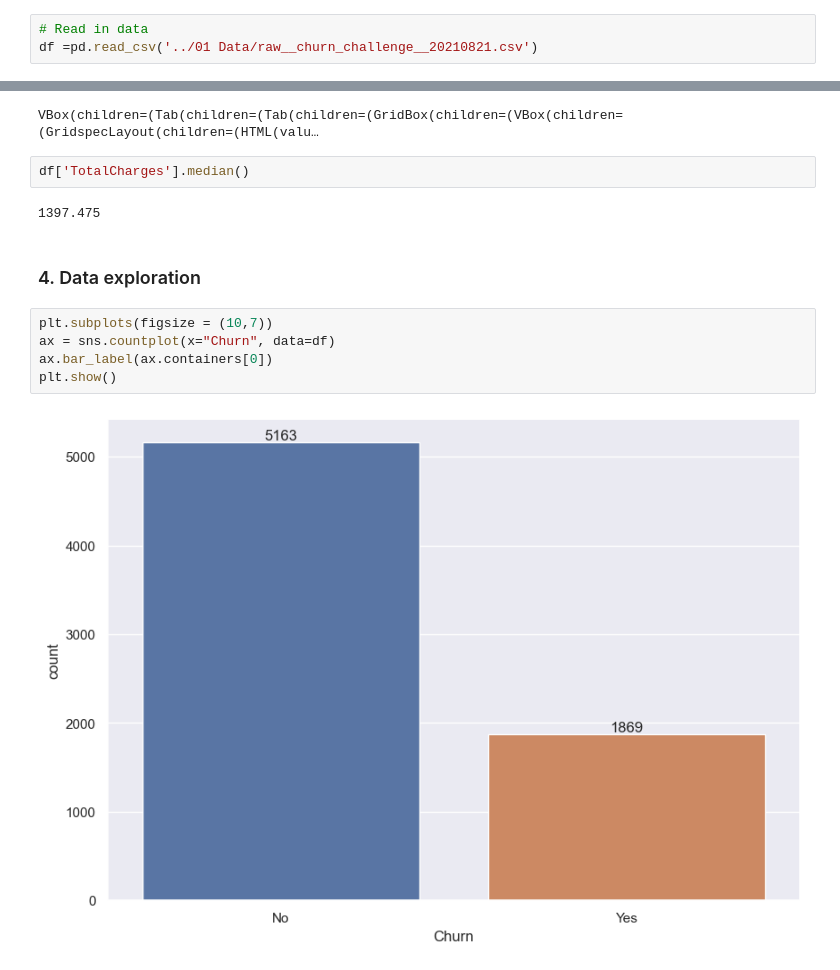
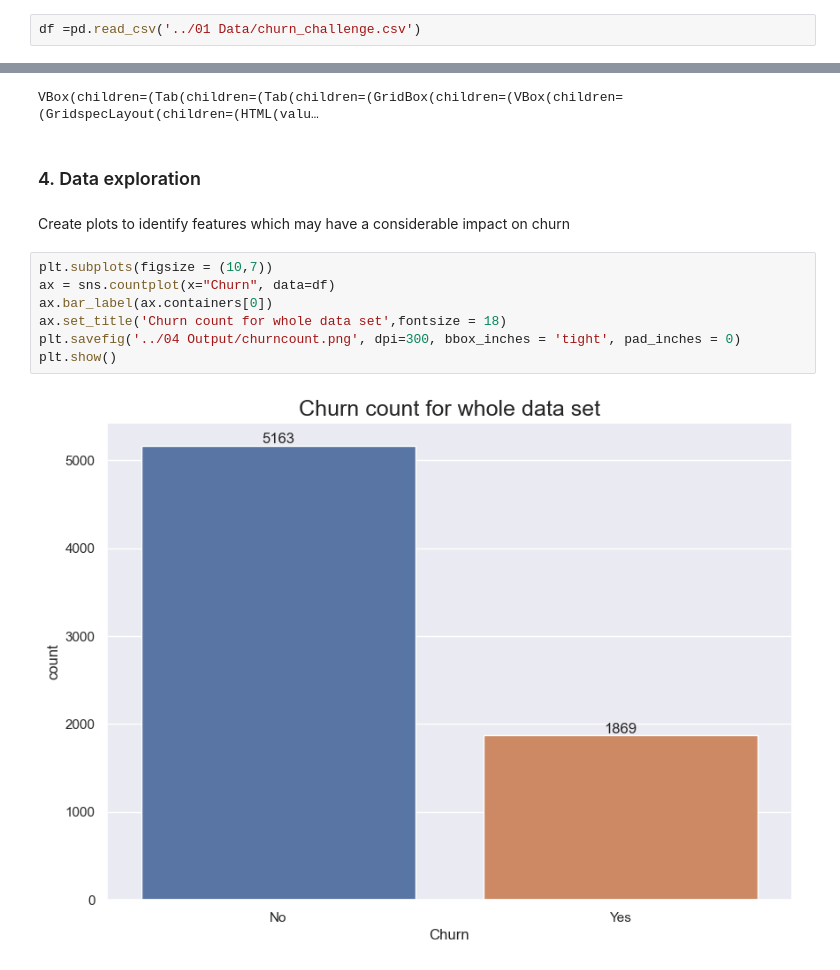
Before and after one commit to AshjWright88/Churn-Model, a Jupyter notebook: 02 Exploration/AW_Explore.ipynb, the cells around one changed output, grey strips where cells are left out. Saved outputs shown, nothing was run; the diff lists cells and outputs as text.

Commit message:
feature: save plots, add markdown

```diff
--- a/02 Exploration/AW_Explore.ipynb
+++ b/02 Exploration/AW_Explore.ipynb
@@ -33,6 +36,5 @@ from pandas_profiling import ProfileReport
 # %%
-# Read in data
-df =pd.read_csv('../01 Data/raw__churn_challenge__20210821.csv')
+df =pd.read_csv('../01 Data/churn_challenge.csv')
 # %%
 df.head()
 # %% [output]
@@ -220,19 +232,19 @@ profile = ProfileReport(df, title="Churn Profiling Report", explorative = True)
 profile.to_widgets()
 # %% [output]
 VBox(children=(Tab(children=(Tab(children=(GridBox(children=(VBox(children=(GridspecLayout(children=(HTML(valu…
-# %%
-df['TotalCharges'].median()
-# %% [output]
-1397.475
 # %% [markdown]
 ### 4. Data exploration <a class="anchor" id="Dataexploration"></a>
+# %% [markdown]
+Create plots to identify features which may have a considerable impact on churn
 # %%
 plt.subplots(figsize = (10,7))
 ax = sns.countplot(x="Churn", data=df)
 ax.bar_label(ax.containers[0])
+ax.set_title('Churn count for whole data set',fontsize = 18)
+plt.savefig('../04 Output/churncount.png', dpi=300, bbox_inches = 'tight', pad_inches = 0)
 plt.show()
 # %% [output]
-[figure, old version]
+[figure, new version]
 # %%
 mbucket_order = ['0 - 25','25 - 50','50 - 75','75 - 100','100 +',]
 plt.subplots(figsize = (10,7))
```
Also changed, not shown: parts of 36 cells of this notebook, 1 other file.
